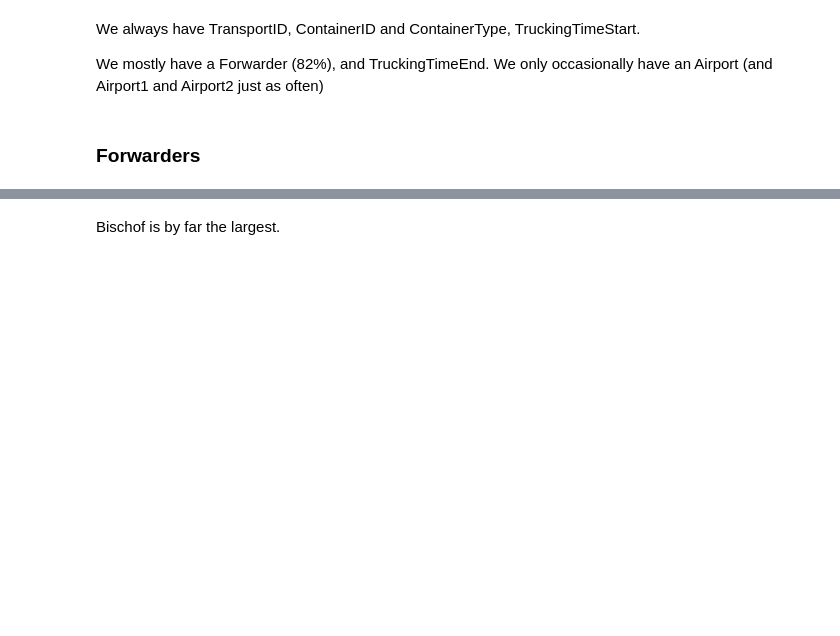
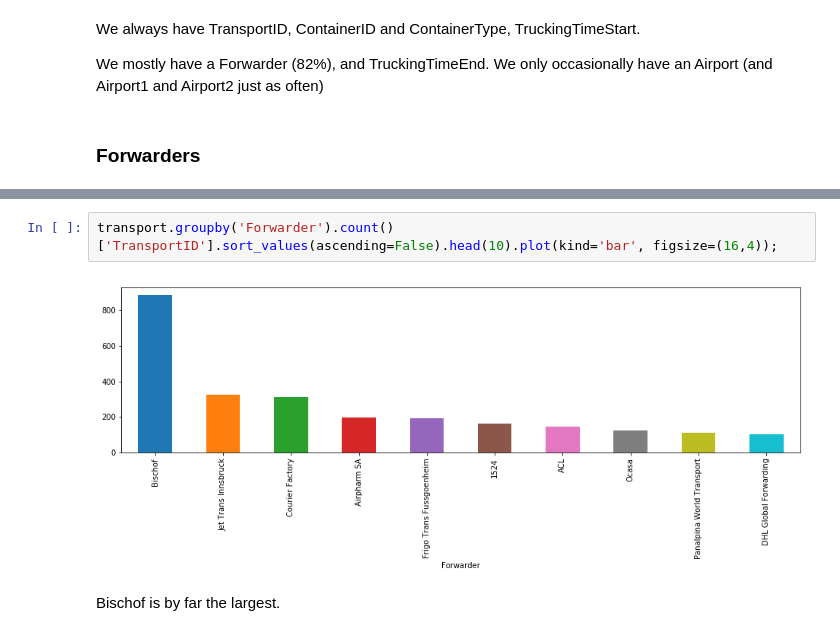
Before and after one commit to chriswegmann/prometheon, a Jupyter notebook: analytics/DataExploration.ipynb, the cells around one changed output, grey strips where cells are left out. Saved outputs shown, nothing was run; the diff lists cells and outputs as text; blank space fills up the shorter version.

```diff
--- a/analytics/DataExploration.ipynb
+++ b/analytics/DataExploration.ipynb
@@ -119,3 +120,7 @@ plt.show()
+# %%
+transport.groupby('Forwarder').count()['TransportID'].sort_values(ascending=False).head(10).plot(kind='bar', figsize=(16,4));
+# %% [output]
+[figure, added]
 # %% [markdown]
 Bischof is by far the largest.
 # %% [markdown]
```
Also changed, not shown: parts of 7 cells of this notebook, 3 other files.
